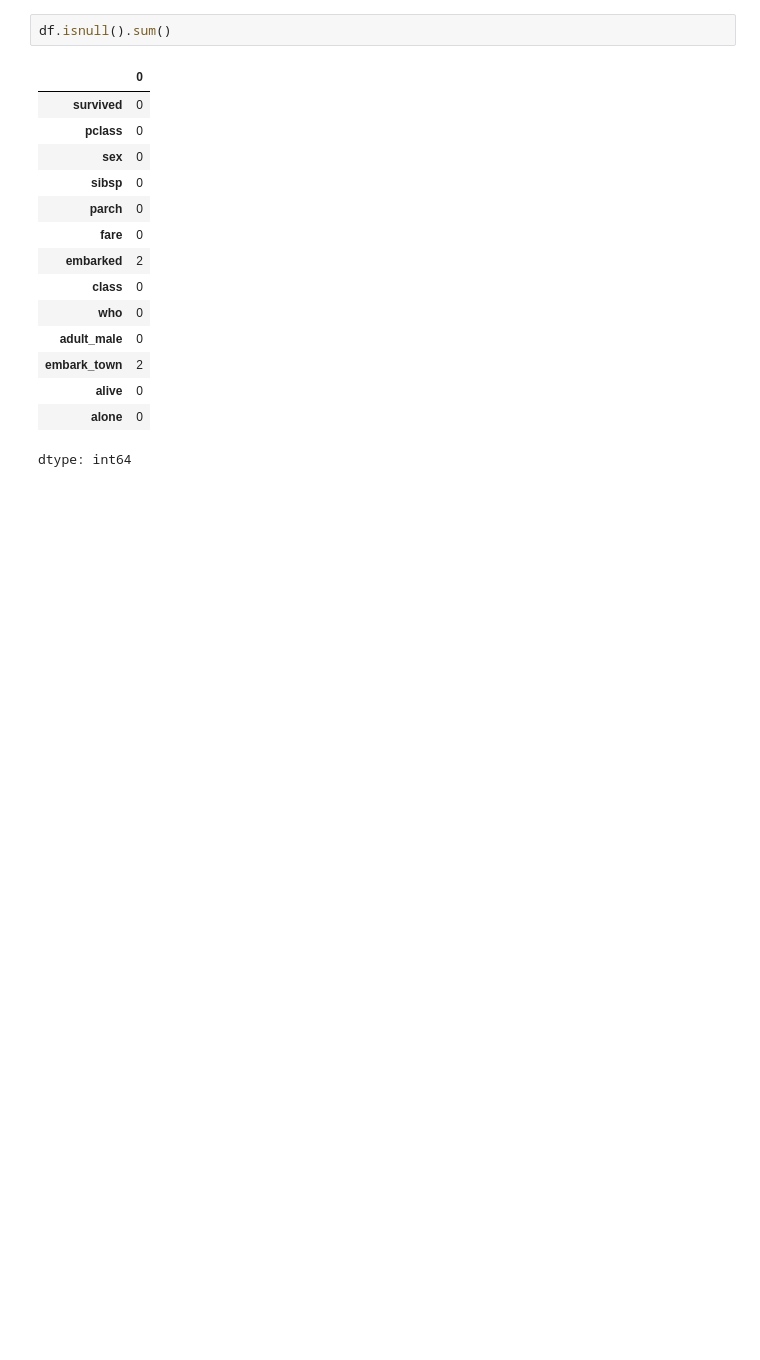
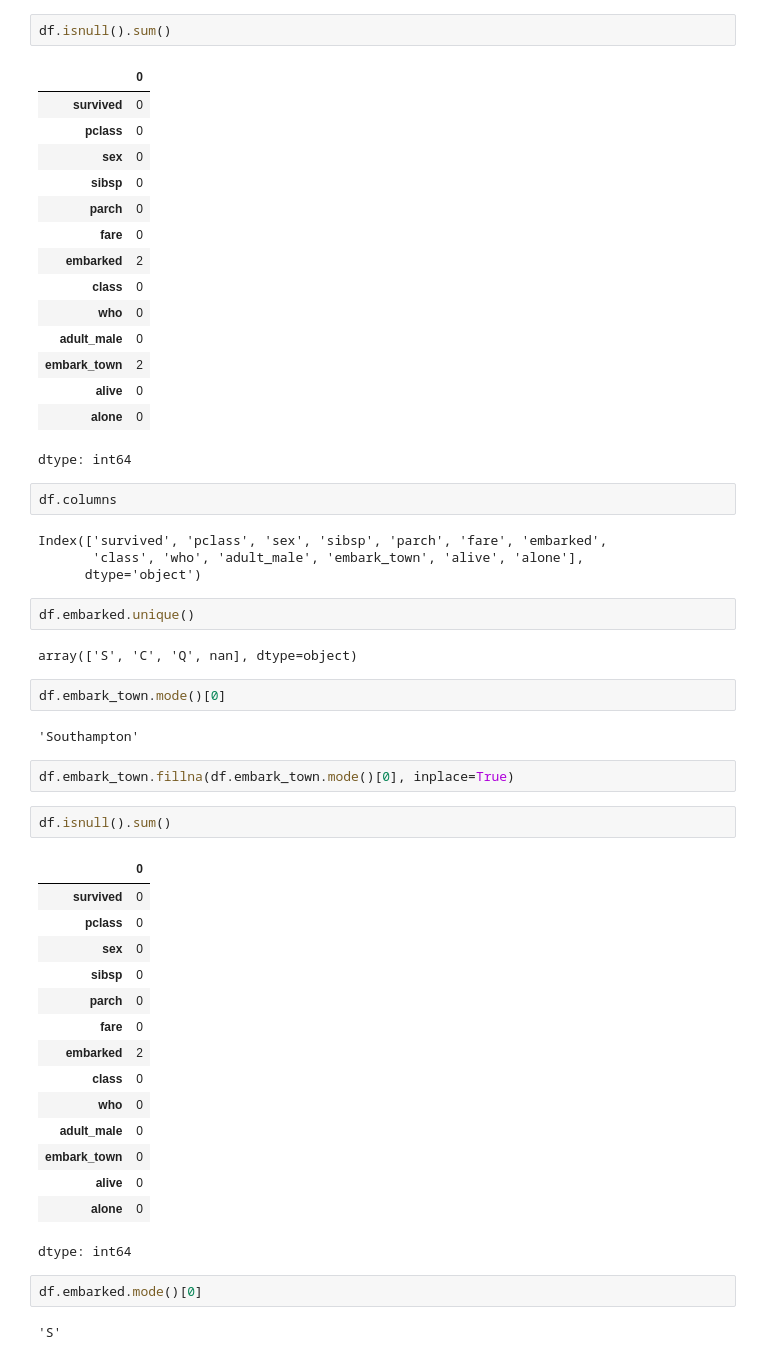
Before and after one commit to harshitha060605/ad13day, a Jupyter notebook: Untitled4.ipynb, the cells around one changed output. Drawn from its saved outputs; the diff is of its cells as text; blank space fills up the shorter version.

```diff
--- a/Untitled4.ipynb
+++ b/Untitled4.ipynb
@@ -163,3 +163,41 @@ df.isnull().sum()
 | alive | 0 |
 | alone | 0 |
 dtype: int64
+# %%
+df.columns
+# %% [output]
+Index(['survived', 'pclass', 'sex', 'sibsp', 'parch', 'fare', 'embarked',
+       'class', 'who', 'adult_male', 'embark_town', 'alive', 'alone'],
+      dtype='object')
+# %%
+df.embarked.unique()
+# %% [output]
+array(['S', 'C', 'Q', nan], dtype=object)
+# %%
+df.embark_town.mode()[0]
+# %% [output]
+'Southampton'
+# %%
+df.embark_town.fillna(df.embark_town.mode()[0], inplace=True)
+# %%
+df.isnull().sum()
+# %% [output]
+|  | 0 |
+| survived | 0 |
+| pclass | 0 |
+| sex | 0 |
+| sibsp | 0 |
+| parch | 0 |
+| fare | 0 |
+| embarked | 2 |
+| class | 0 |
+| who | 0 |
+| adult_male | 0 |
+| embark_town | 0 |
+| alive | 0 |
+| alone | 0 |
+dtype: int64
+# %%
+df.embarked.mode()[0]
+# %% [output]
+'S'
```
Also changed, not shown: parts of 1 cell of this notebook.
